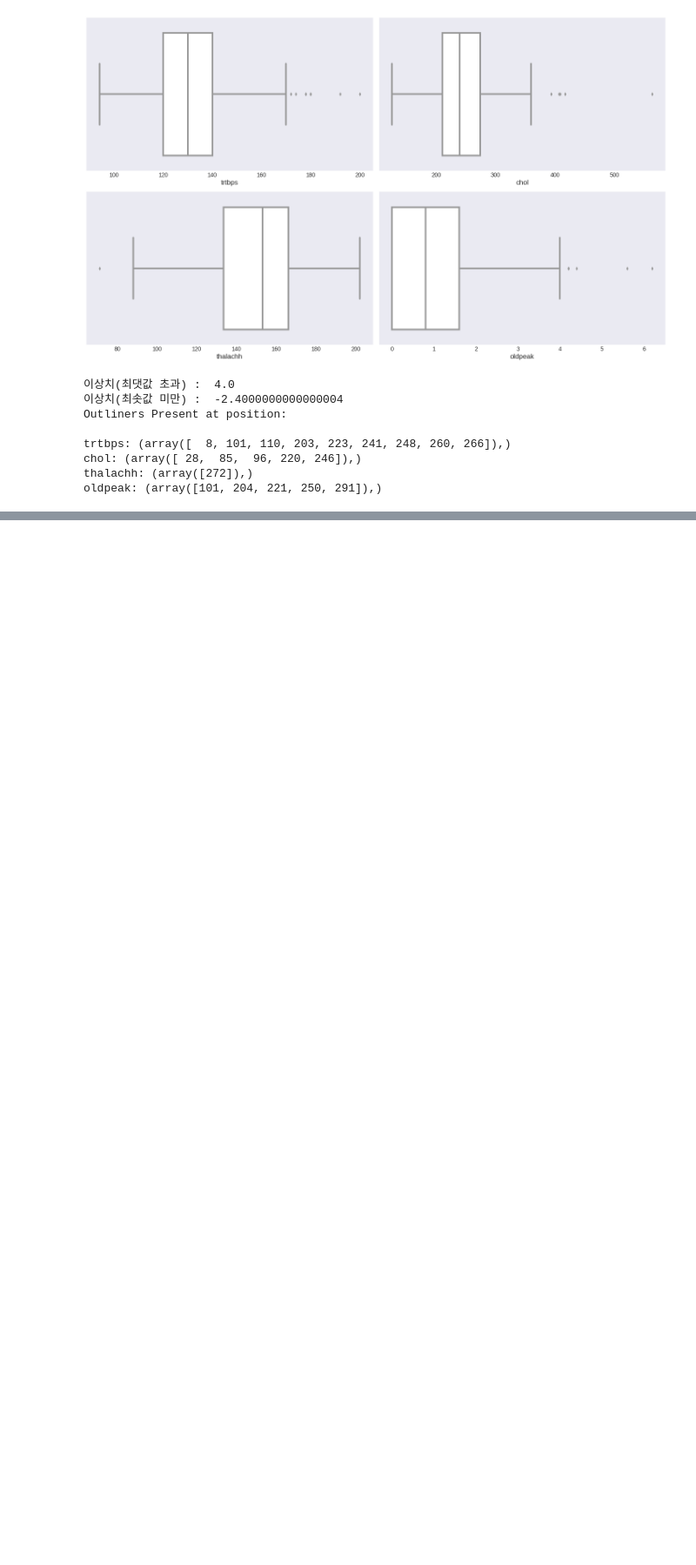
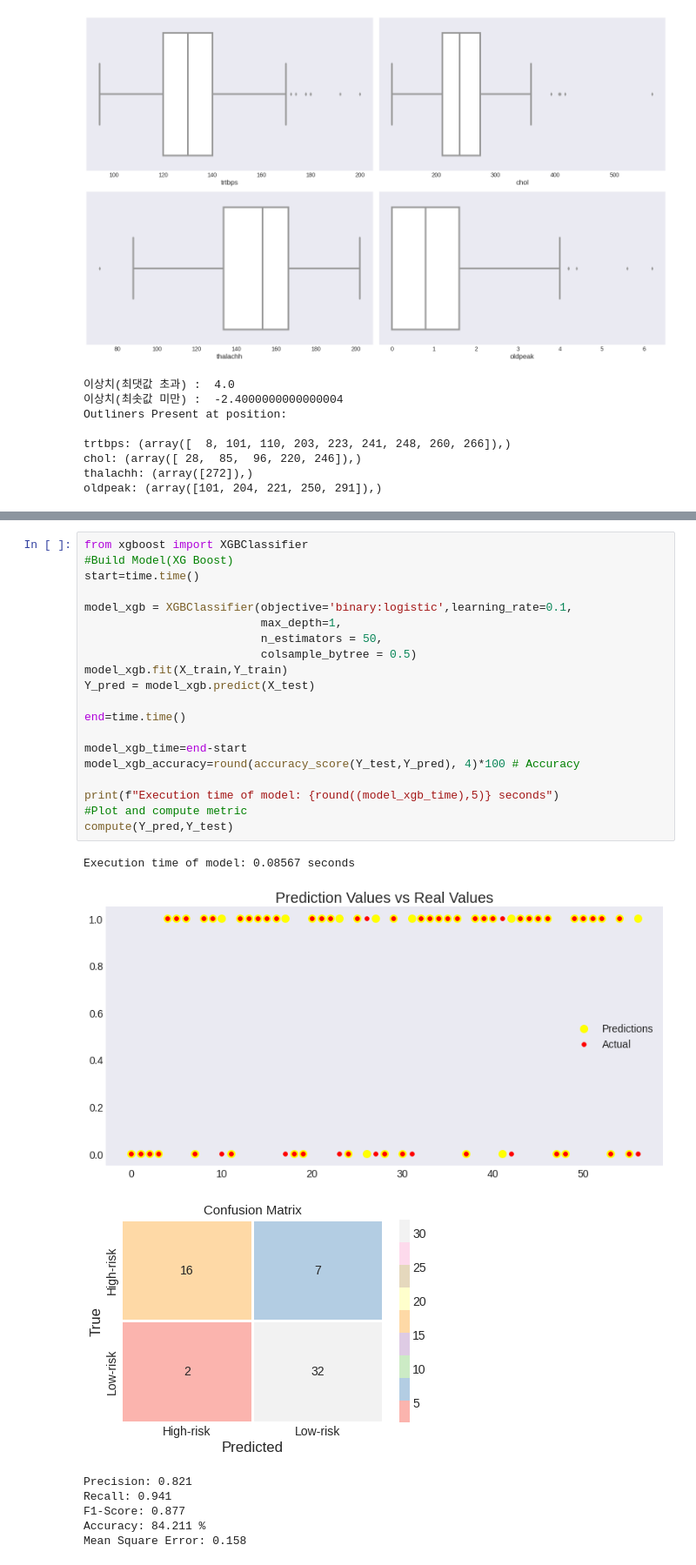
Before and after one commit to kang-jeong-uk/OSSP, a Jupyter notebook: Heart_Attack_Analysis_&_Prediction.ipynb, the cells around one changed output, grey strips where cells are left out. Shown at 87% size. Saved outputs shown, nothing was run; the diff lists cells and outputs as text; blank space fills up the shorter version.

```diff
--- a/Heart_Attack_Analysis_&_Prediction.ipynb
+++ b/Heart_Attack_Analysis_&_Prediction.ipynb
@@ -278,0 +352,29 @@ print(X)
+# %%
+from xgboost import XGBClassifier
+#Build Model(XG Boost)
+start=time.time()
+
+model_xgb = XGBClassifier(objective='binary:logistic',learning_rate=0.1,
+                          max_depth=1,
+                          n_estimators = 50,
+                          colsample_bytree = 0.5)
+model_xgb.fit(X_train,Y_train)
+Y_pred = model_xgb.predict(X_test)
+
+end=time.time()
+
+model_xgb_time=end-start
+model_xgb_accuracy=round(accuracy_score(Y_test,Y_pred), 4)*100 # Accuracy
+
+print(f"Execution time of model: {round((model_xgb_time),5)} seconds")
+#Plot and compute metric
+compute(Y_pred,Y_test)
+# %% [output]
+Execution time of model: 0.08567 seconds
+[figure, added]
+[figure, added]
+Precision: 0.821
+Recall: 0.941
+F1-Score: 0.877
+Accuracy: 84.211 %
+Mean Square Error: 0.158
```
Also changed, not shown: parts of 10 cells of this notebook.
